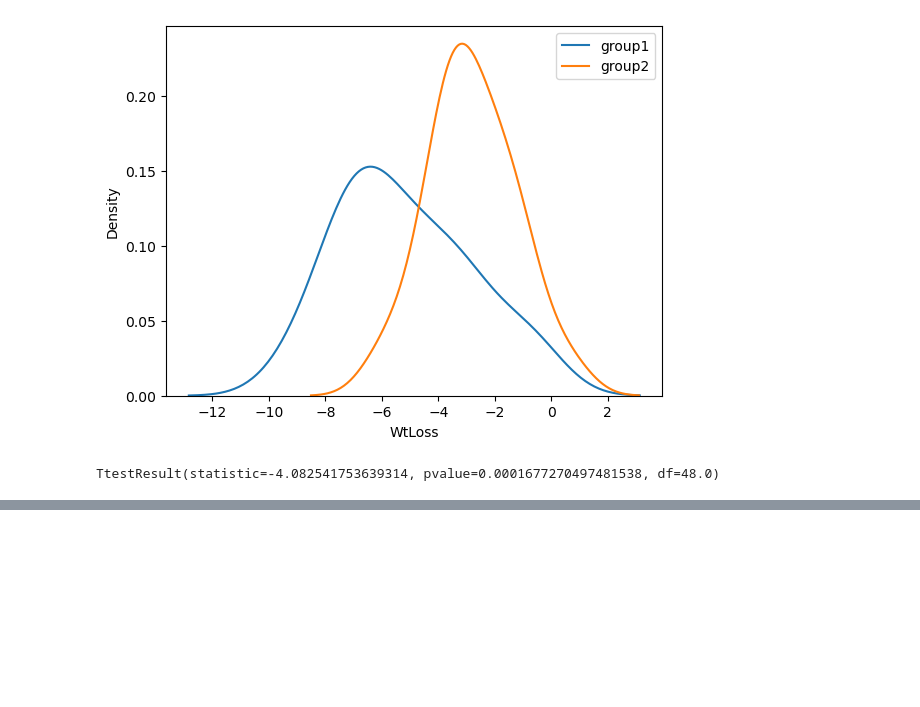
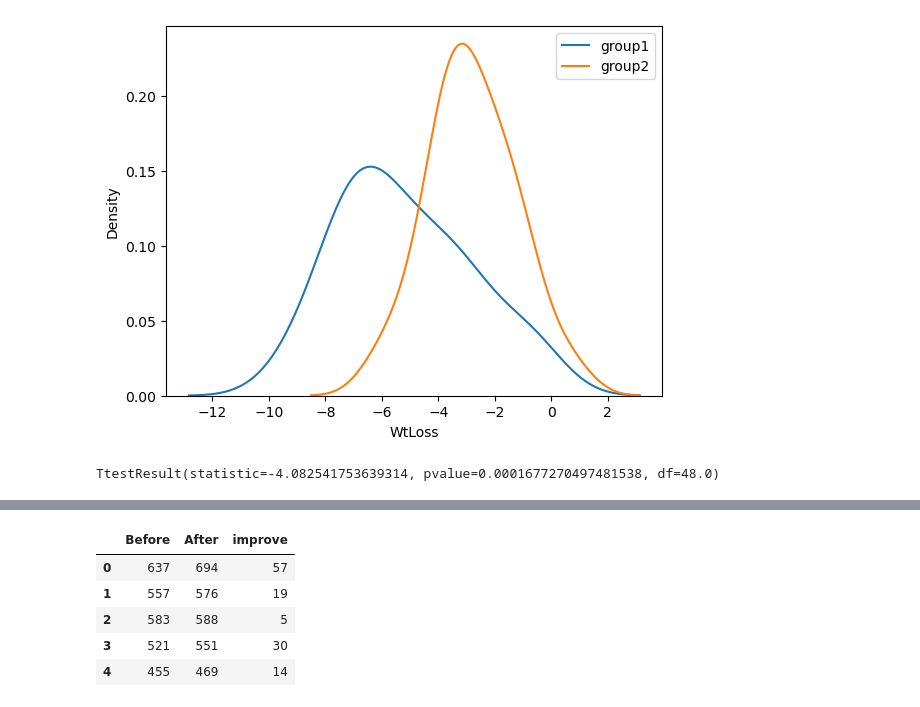
Before and after one commit to gali-jithendra/LEARNINGS, a Jupyter notebook: 8_DS_HYPOTHESIS_TESTING.ipynb, the cells around one changed output, grey strips where cells are left out. Cells and saved outputs as stored; diff of their text form; code cells hidden in the pictures; blank space fills up the shorter version.

```diff
--- a/8_DS_HYPOTHESIS_TESTING.ipynb
+++ b/8_DS_HYPOTHESIS_TESTING.ipynb
@@ -259,0 +309,10 @@ TtestResult(statistic=-4.082541753639314, pvalue=0.0001677270497481538, df=48.0)
+# %%
+df['improve'] = df['After']-df['Before']
+df.head()
+# %% [output]
+|  | Before | After | improve |
+| 0 | 637 | 694 | 57 |
+| 1 | 557 | 576 | 19 |
+| 2 | 583 | 588 | 5 |
+| 3 | 521 | 551 | 30 |
+| 4 | 455 | 469 | 14 |
```
Also changed, not shown: parts of 14 cells of this notebook.
